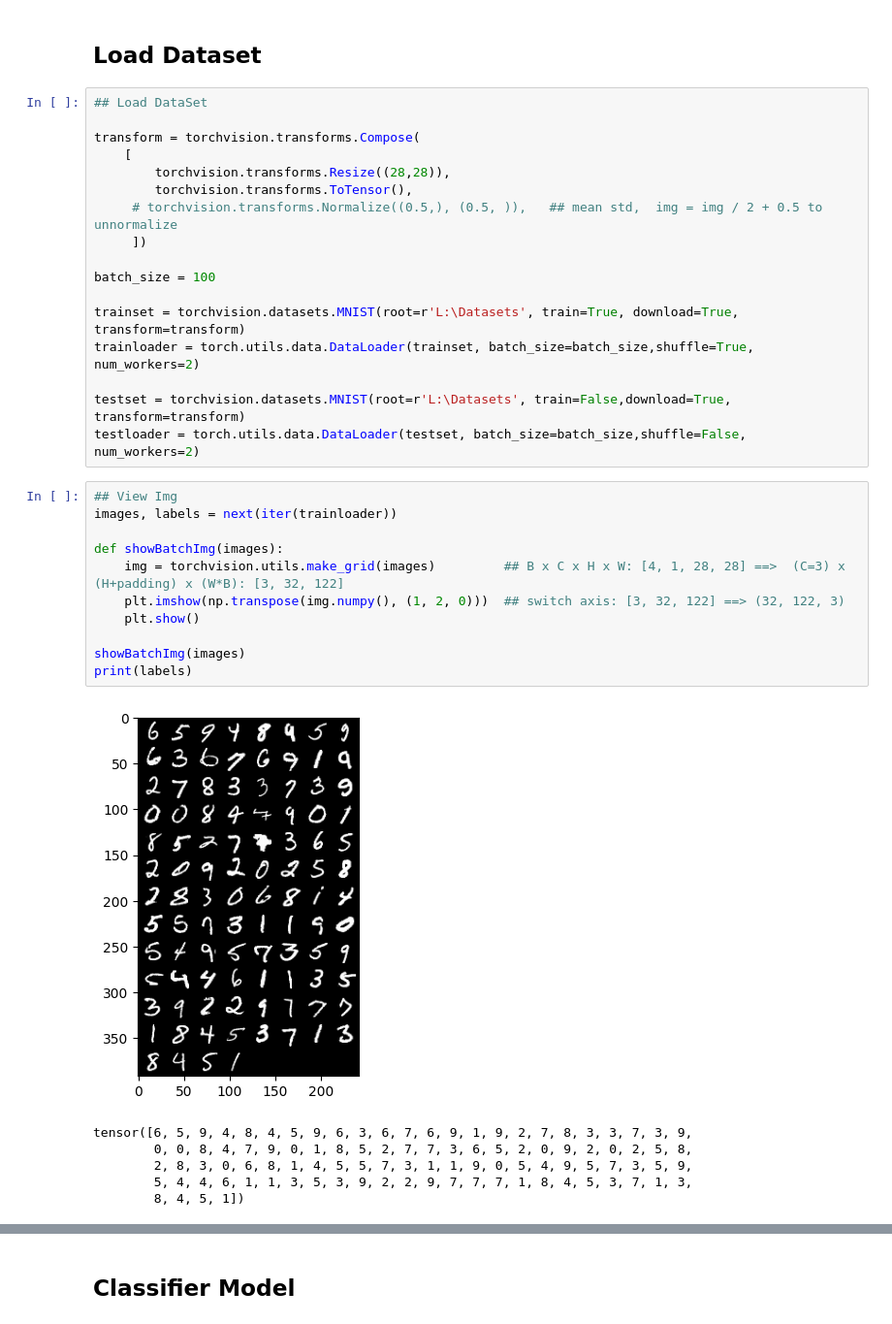
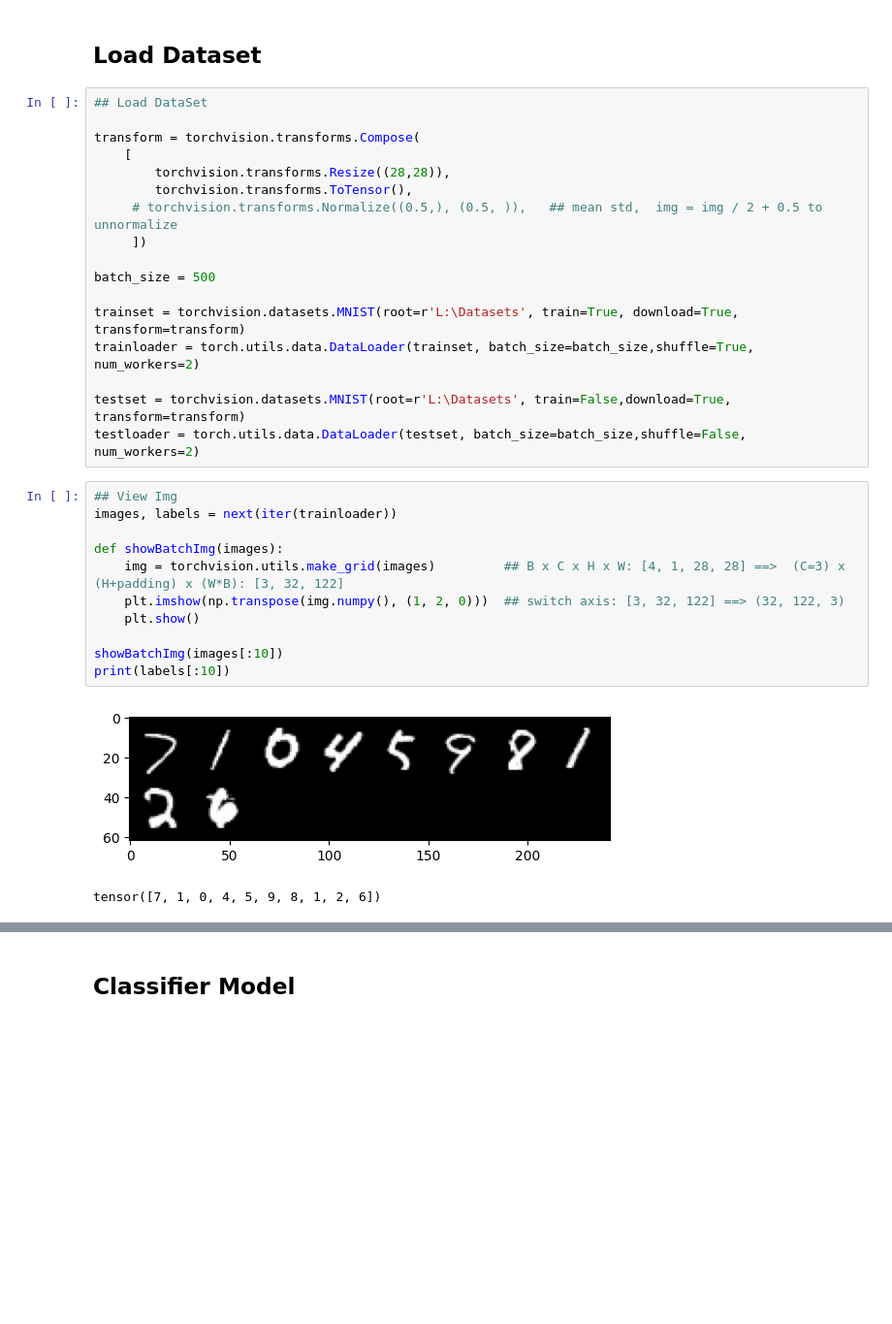
Before and after one commit to Jiarong-L/GAN_tutorial, a Jupyter notebook: Basis/Basis_PyTorch.ipynb, the cells around one changed output, grey strips where cells are left out. Shown: that part at 97% size. Drawn from its saved outputs; the diff is of its cells as text; blank space fills up the shorter version.

```diff
--- a/Basis/Basis_PyTorch.ipynb
+++ b/Basis/Basis_PyTorch.ipynb
@@ -28,7 +28,7 @@ transform = torchvision.transforms.Compose(
      # torchvision.transforms.Normalize((0.5,), (0.5, )),   ## mean std,  img = img / 2 + 0.5 to unnormalize
      ])
 
-batch_size = 100
+batch_size = 500
 
 trainset = torchvision.datasets.MNIST(root=r'L:\Datasets', train=True, download=True, transform=transform)
 trainloader = torch.utils.data.DataLoader(trainset, batch_size=batch_size,shuffle=True, num_workers=2)
@@ -38,21 +38,17 @@ testloader = torch.utils.data.DataLoader(testset, batch_size=batch_size,shuffle=
 # %%
 ## View Img
 images, labels = next(iter(trainloader))
 
 def showBatchImg(images):
     img = torchvision.utils.make_grid(images)         ## B x C x H x W: [4, 1, 28, 28] ==>  (C=3) x (H+padding) x (W*B): [3, 32, 122]
     plt.imshow(np.transpose(img.numpy(), (1, 2, 0)))  ## switch axis: [3, 32, 122] ==> (32, 122, 3)
     plt.show()
 
-showBatchImg(images)
-print(labels)
+showBatchImg(images[:10])
+print(labels[:10])
 # %% [output]
-[figure, old version]
+[figure, new version]
-tensor([6, 5, 9, 4, 8, 4, 5, 9, 6, 3, 6, 7, 6, 9, 1, 9, 2, 7, 8, 3, 3, 7, 3, 9,
-        0, 0, 8, 4, 7, 9, 0, 1, 8, 5, 2, 7, 7, 3, 6, 5, 2, 0, 9, 2, 0, 2, 5, 8,
-        2, 8, 3, 0, 6, 8, 1, 4, 5, 5, 7, 3, 1, 1, 9, 0, 5, 4, 9, 5, 7, 3, 5, 9,
-        5, 4, 4, 6, 1, 1, 3, 5, 3, 9, 2, 2, 9, 7, 7, 7, 1, 8, 4, 5, 3, 7, 1, 3,
-        8, 4, 5, 1])
+tensor([7, 1, 0, 4, 5, 9, 8, 1, 2, 6])
 # %%
 images.shape
 # %% [output]
```
Also changed, not shown: parts of 7 cells of this notebook, 1 other file.
